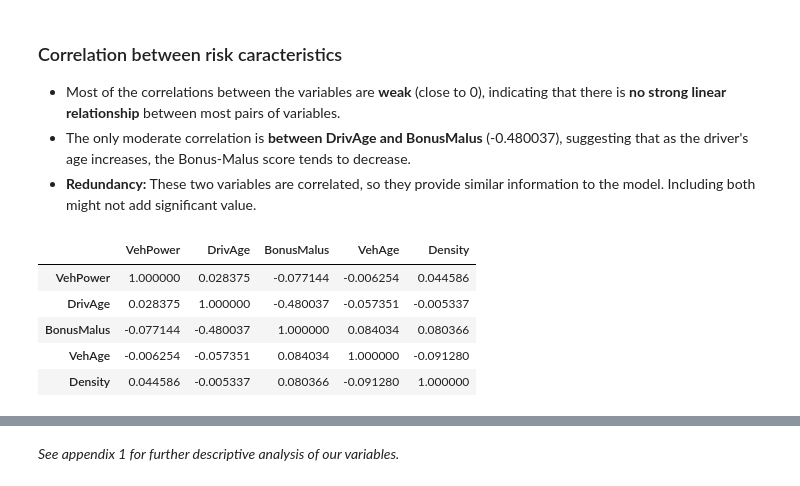
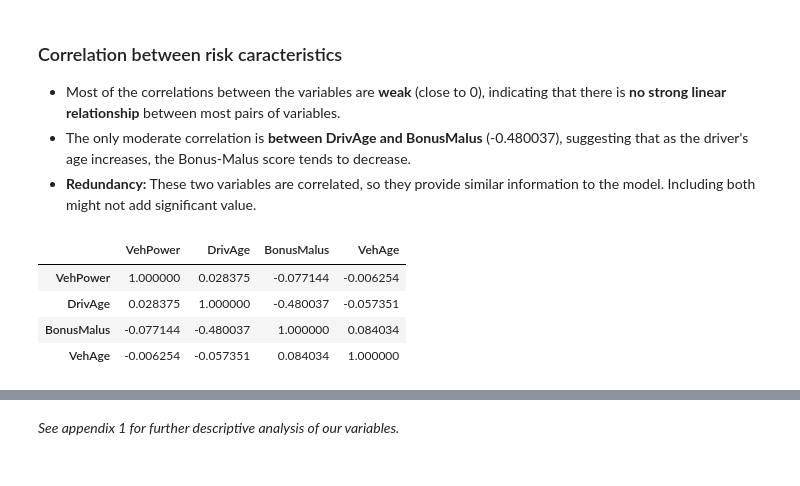
Before and after one commit to ThomasDeConinck/Assurance-Code-Python, a Jupyter notebook: assurances Code Python Case.ipynb, the cells around one changed output, grey strips where cells are left out. Saved outputs shown, nothing was run; the diff lists cells and outputs as text; code cells hidden in the pictures.

```diff
--- a/assurances Code Python Case.ipynb
+++ b/assurances Code Python Case.ipynb
@@ -226,12 +242,11 @@ descriptive_stats
 - The only moderate correlation is **between DrivAge and BonusMalus** (-0.480037), suggesting that as the driver's age increases, the Bonus-Malus score tends to decrease.
 - **Redundancy:** These two variables are correlated, so they provide similar information to the model. Including both might not add significant value.
 # %%
-# Check for correlation between risk caracteristics (VehPower, DrivAge, BonusMalus, VehAge, Density)
-claims_data[['VehPower', 'DrivAge', 'BonusMalus', 'VehAge', 'Density']].corr()
+# Check for correlation between risk caracteristics (VehPower, DrivAge, BonusMalus, VehAge)
+claims_data[['VehPower', 'DrivAge', 'BonusMalus', 'VehAge']].corr()
 # %% [output]
-|  | VehPower | DrivAge | BonusMalus | VehAge | Density |
-| VehPower | 1.000000 | 0.028375 | -0.077144 | -0.006254 | 0.044586 |
-| DrivAge | 0.028375 | 1.000000 | -0.480037 | -0.057351 | -0.005337 |
-| BonusMalus | -0.077144 | -0.480037 | 1.000000 | 0.084034 | 0.080366 |
-| VehAge | -0.006254 | -0.057351 | 0.084034 | 1.000000 | -0.091280 |
-| Density | 0.044586 | -0.005337 | 0.080366 | -0.091280 | 1.000000 |
+|  | VehPower | DrivAge | BonusMalus | VehAge |
+| VehPower | 1.000000 | 0.028375 | -0.077144 | -0.006254 |
+| DrivAge | 0.028375 | 1.000000 | -0.480037 | -0.057351 |
+| BonusMalus | -0.077144 | -0.480037 | 1.000000 | 0.084034 |
+| VehAge | -0.006254 | -0.057351 | 0.084034 | 1.000000 |
```
Also changed, not shown: parts of 12 cells of this notebook, 4 other files.
